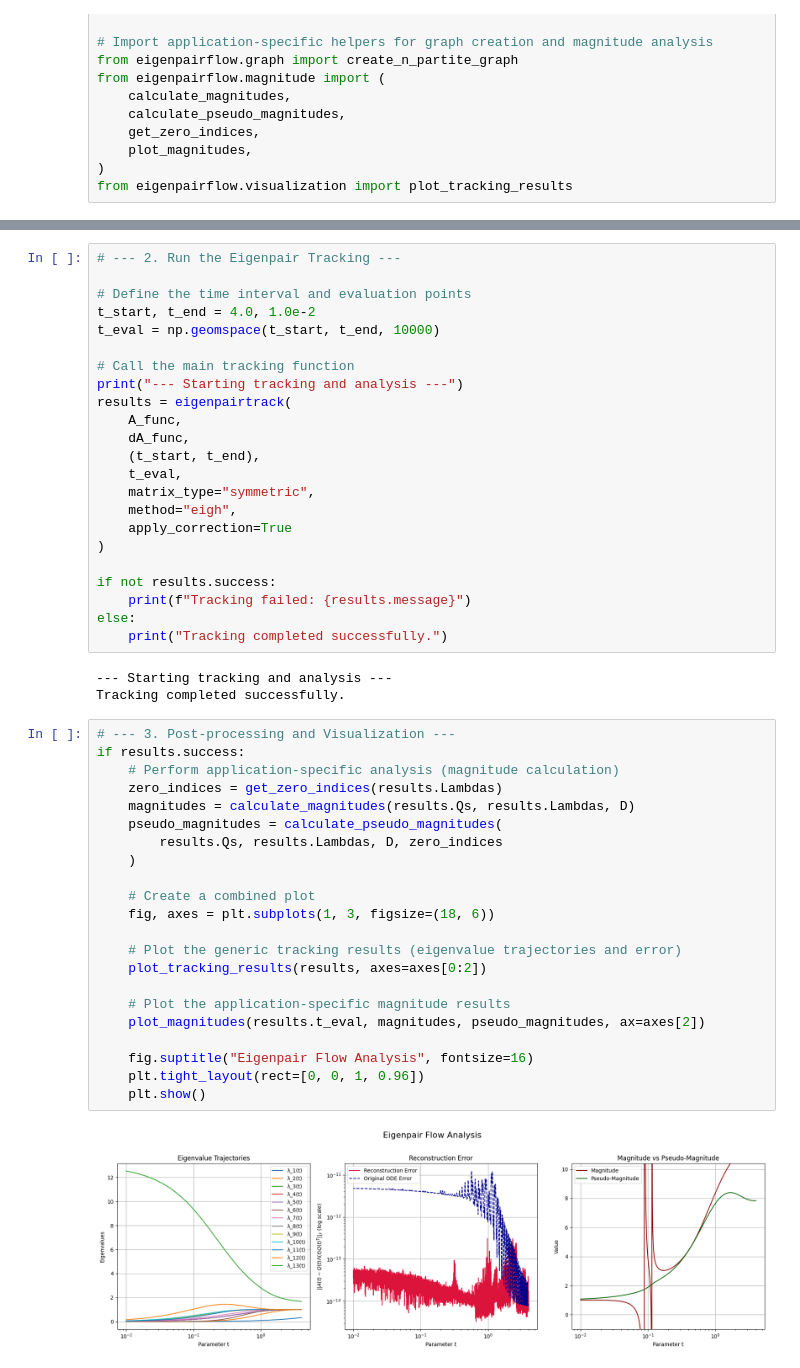
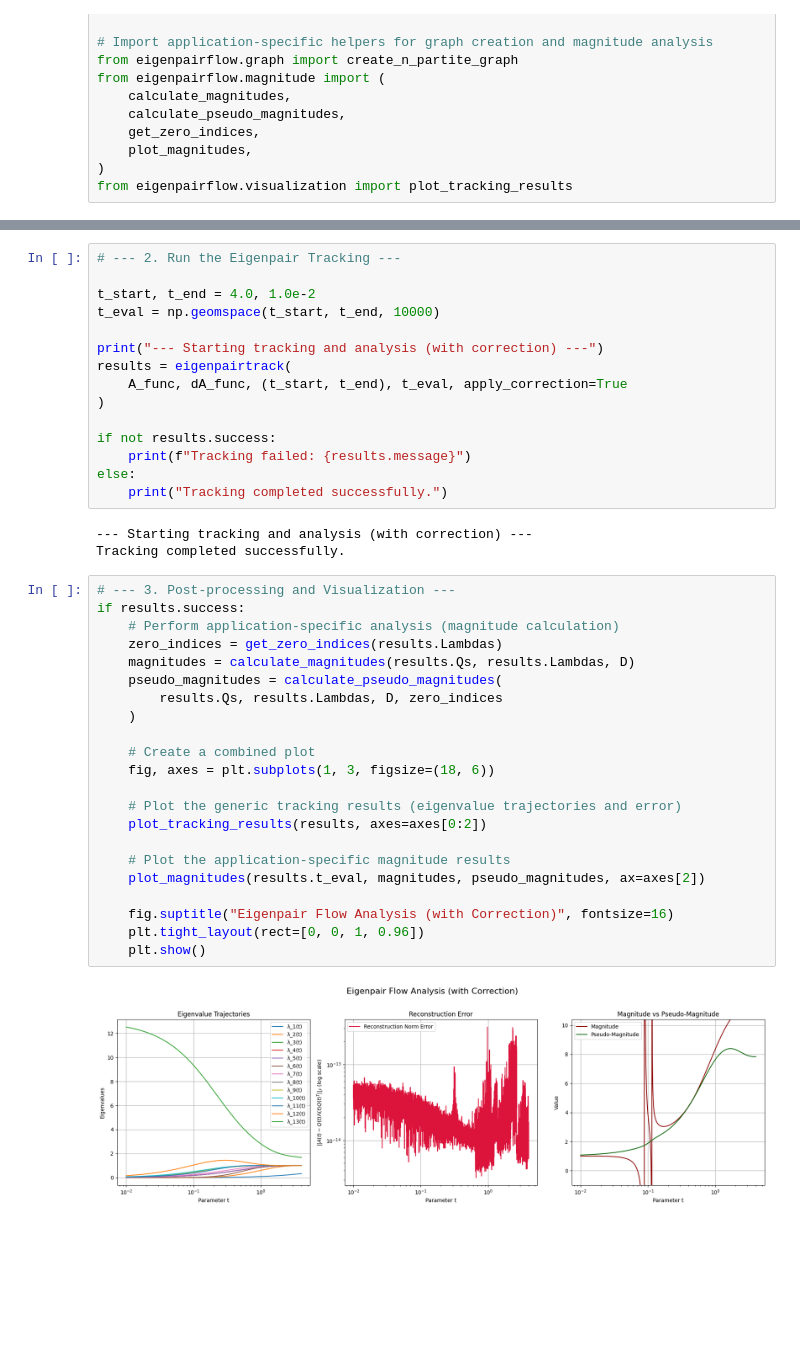
Before and after one commit to t-uda/EigenpairFlow, a Jupyter notebook: notebooks/eigenpairflow_demonstration.ipynb, the cells around one changed output, grey strips where cells are left out. Saved outputs shown, nothing was run; the diff lists cells and outputs as text; blank space fills up the shorter version.

```diff
--- a/notebooks/eigenpairflow_demonstration.ipynb
+++ b/notebooks/eigenpairflow_demonstration.ipynb
@@ -57,20 +53,12 @@ def dA_func(t):
 # %%
 # --- 2. Run the Eigenpair Tracking ---
 
-# Define the time interval and evaluation points
 t_start, t_end = 4.0, 1.0e-2
 t_eval = np.geomspace(t_start, t_end, 10000)
 
-# Call the main tracking function
-print("--- Starting tracking and analysis ---")
+print("--- Starting tracking and analysis (with correction) ---")
 results = eigenpairtrack(
-    A_func,
-    dA_func,
-    (t_start, t_end),
-    t_eval,
-    matrix_type="symmetric",
-    method="eigh",
-    apply_correction=True
+    A_func, dA_func, (t_start, t_end), t_eval, apply_correction=True
 )
 
 if not results.success:
@@ -78,29 +66,29 @@ if not results.success:
 else:
     print("Tracking completed successfully.")
 # %% [output]
---- Starting tracking and analysis ---
+--- Starting tracking and analysis (with correction) ---
 Tracking completed successfully.
 # %%
 # --- 3. Post-processing and Visualization ---
 if results.success:
     # Perform application-specific analysis (magnitude calculation)
     zero_indices = get_zero_indices(results.Lambdas)
     magnitudes = calculate_magnitudes(results.Qs, results.Lambdas, D)
     pseudo_magnitudes = calculate_pseudo_magnitudes(
         results.Qs, results.Lambdas, D, zero_indices
     )
 
     # Create a combined plot
     fig, axes = plt.subplots(1, 3, figsize=(18, 6))
 
     # Plot the generic tracking results (eigenvalue trajectories and error)
     plot_tracking_results(results, axes=axes[0:2])
 
     # Plot the application-specific magnitude results
     plot_magnitudes(results.t_eval, magnitudes, pseudo_magnitudes, ax=axes[2])
 
-    fig.suptitle("Eigenpair Flow Analysis", fontsize=16)
+    fig.suptitle("Eigenpair Flow Analysis (with Correction)", fontsize=16)
     plt.tight_layout(rect=[0, 0, 1, 0.96])
     plt.show()
 # %% [output]
-[figure, old version]
+[figure, new version]
```
Also changed, not shown: parts of 1 cell of this notebook, 5 other files.
